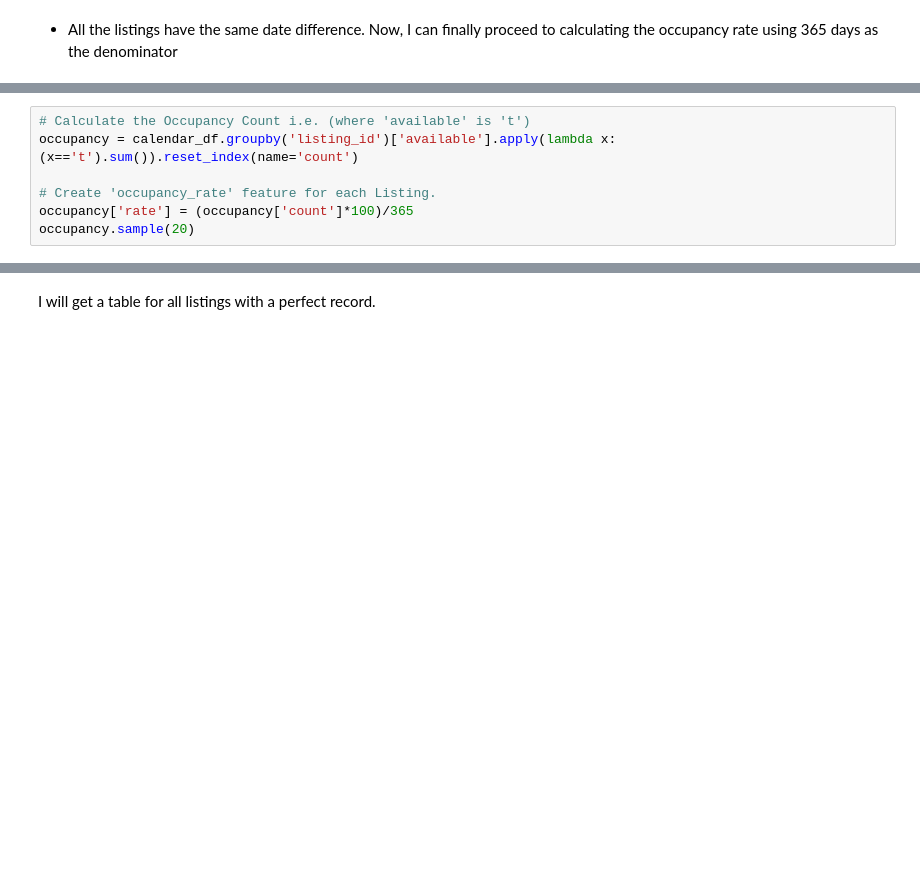
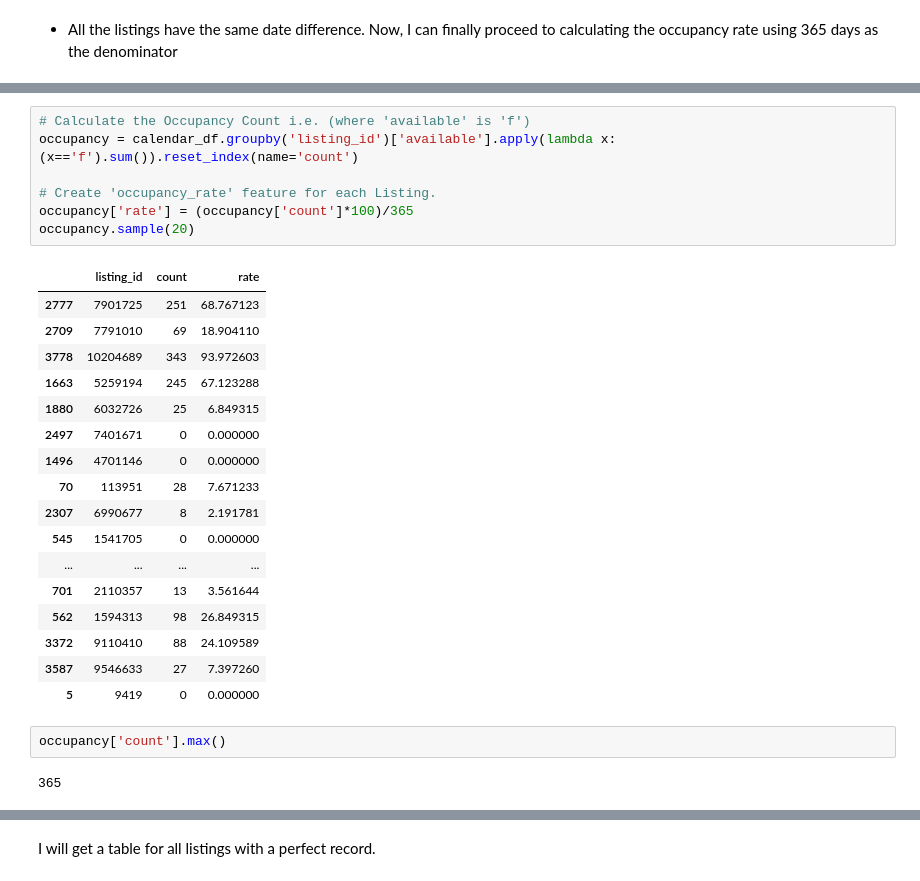
Before and after one commit to fabdanolu/Seattle-Airbnb, a Jupyter notebook: seattle.ipynb, the cells around one changed output, grey strips where cells are left out. Drawn from its saved outputs; the diff is of its cells as text; blank space fills up the shorter version.

```diff
--- a/seattle.ipynb
+++ b/seattle.ipynb
@@ -405,10 +636,32 @@ calendar_df
 # %%
-# Calculate the Occupancy Count i.e. (where 'available' is 't')
-occupancy = calendar_df.groupby('listing_id')['available'].apply(lambda x: (x=='t').sum()).reset_index(name='count')
+# Calculate the Occupancy Count i.e. (where 'available' is 'f')
+occupancy = calendar_df.groupby('listing_id')['available'].apply(lambda x: (x=='f').sum()).reset_index(name='count')
 
 # Create 'occupancy_rate' feature for each Listing.
 occupancy['rate'] = (occupancy['count']*100)/365
 occupancy.sample(20)
+# %% [output]
+|  | listing_id | count | rate |
+| 2777 | 7901725 | 251 | 68.767123 |
+| 2709 | 7791010 | 69 | 18.904110 |
+| 3778 | 10204689 | 343 | 93.972603 |
+| 1663 | 5259194 | 245 | 67.123288 |
+| 1880 | 6032726 | 25 | 6.849315 |
+| 2497 | 7401671 | 0 | 0.000000 |
+| 1496 | 4701146 | 0 | 0.000000 |
+| 70 | 113951 | 28 | 7.671233 |
+| 2307 | 6990677 | 8 | 2.191781 |
+| 545 | 1541705 | 0 | 0.000000 |
+| ... | ... | ... | ... |
+| 701 | 2110357 | 13 | 3.561644 |
+| 562 | 1594313 | 98 | 26.849315 |
+| 3372 | 9110410 | 88 | 24.109589 |
+| 3587 | 9546633 | 27 | 7.397260 |
+| 5 | 9419 | 0 | 0.000000 |
+# %%
+occupancy['count'].max()
+# %% [output]
+365
 # %%
 # Get Distribution of occupancy rate
 # plt.figure(figsize=(12,7))
```
Also changed, not shown: parts of 54 cells of this notebook.
